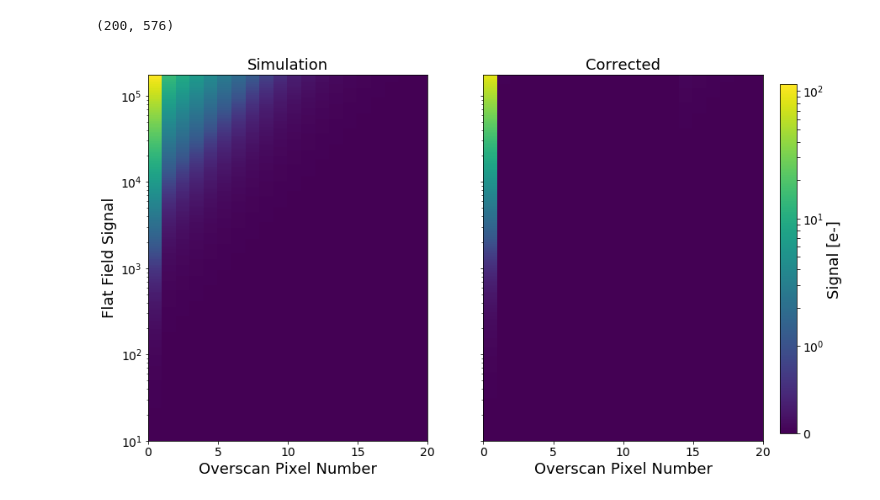
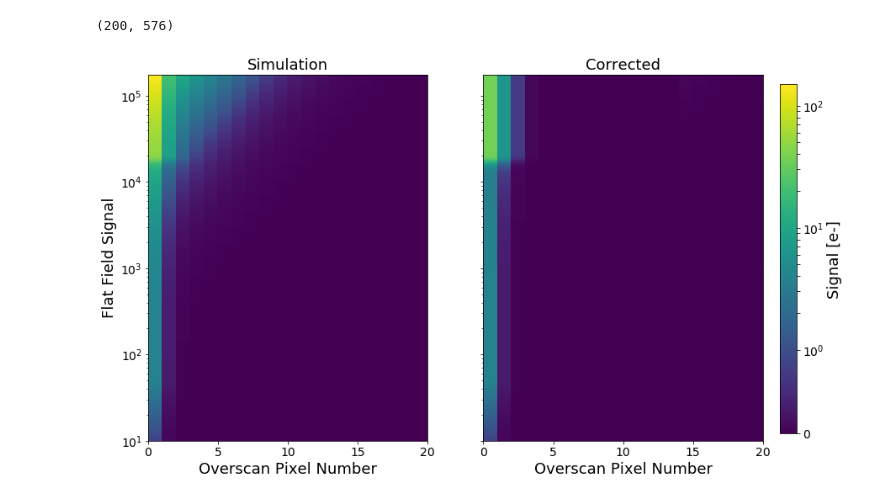
Before and after one commit to Snyder005/ctisim, a Jupyter notebook: notebooks/CorrectionCodeDevel.ipynb, the cells around one changed output. Drawn from its saved outputs; the diff is of its cells as text; code cells hidden in the pictures.

```diff
--- a/notebooks/CorrectionCodeDevel.ipynb
+++ b/notebooks/CorrectionCodeDevel.ipynb
@@ -98,12 +84,13 @@ params_new = res.x
 ## Testing Electronic Effect Correction
 # %%
 from ctisim import SegmentSimulator, FloatingOutputAmplifier, ITL_AMP_GEOM
-from ctisim.matrix import electronics_operator
-from ctisim import LogisticTrap, LinearTrap
+from ctisim.matrix import electronics_operator, cti_inverse_operator, trap_operator
+from ctisim import LogisticTrap, LinearTrap, SplineTrap
+from ctisim.core import SerialTrap
+import scipy.interpolate as interp
 
 trap0 = LinearTrap(4.0, 0.4, 1, 0.08)
 trap1 = LogisticTrap(40.0, 0.4, 1, 17500, 0.001)
 traps = [trap0, trap1]
-traps = None
 # %%
 cti = 1.E-6
@@ -127,37 +115,40 @@ print(model_results.shape)
 (200, 576)
 # %%
 E = electronics_operator(model_results, scale, decay_time, num_previous_pixels=15)
-
-start = ITL_AMP_GEOM.nx+ITL_AMP_GEOM.prescan_width
-stop = start+21
+Dinv = cti_inverse_operator(cti, model_results.shape[1])
 
 original = model_results[:, start:stop]
-corrected = (model_results-E)[:, start:stop]
+
+corrected = (model_results-E)
+for j in range(corrected.shape[0]):
+    corrected[j, :] = Dinv*corrected[j, :]
+
+corrected = corrected[:, start:stop]
 
 vmin = 0.0
 vmax = np.max(original)
 
 y=signals
 x=np.arange(original.shape[1])
 X,Y=np.meshgrid(x, y)
 
 fig, axes = plt.subplots(1, 2, figsize=(14, 8), sharey=True)
 im0 = axes[0].pcolor(X, Y, original,
                      norm=SymLogNorm(1.0), vmin=vmin, vmax=vmax)
 im1 = axes[1].pcolor(X, Y, corrected,
                      norm=SymLogNorm(1.0), vmin=vmin, vmax=vmax)
 axes[0].set_yscale('log')
 axes[0].set_ylabel('Flat Field Signal', fontsize=18)
 axes[0].set_xlabel('Overscan Pixel Number', fontsize=18)
 axes[0].tick_params(axis='both', which='major', labelsize=14)
 axes[0].set_title('Simulation', fontsize=18)
 axes[1].tick_params(axis='both', which='major', labelsize=14)
 axes[1].set_xlabel('Overscan Pixel Number', fontsize=18)
 axes[1].set_title('Corrected', fontsize=18)
 fig.subplots_adjust(right=0.85)
 cbar_ax = fig.add_axes([0.87, 0.14, 0.02, 0.72])
 cbar= fig.colorbar(im0, cax=cbar_ax)
 cbar.set_label('Signal [e-]', fontsize=18)
 cbar.ax.tick_params(labelsize=14)
 # %% [output]
-[figure, old version]
+[figure, new version]
```
Also changed, not shown: parts of 7 cells of this notebook, 6 other files.
